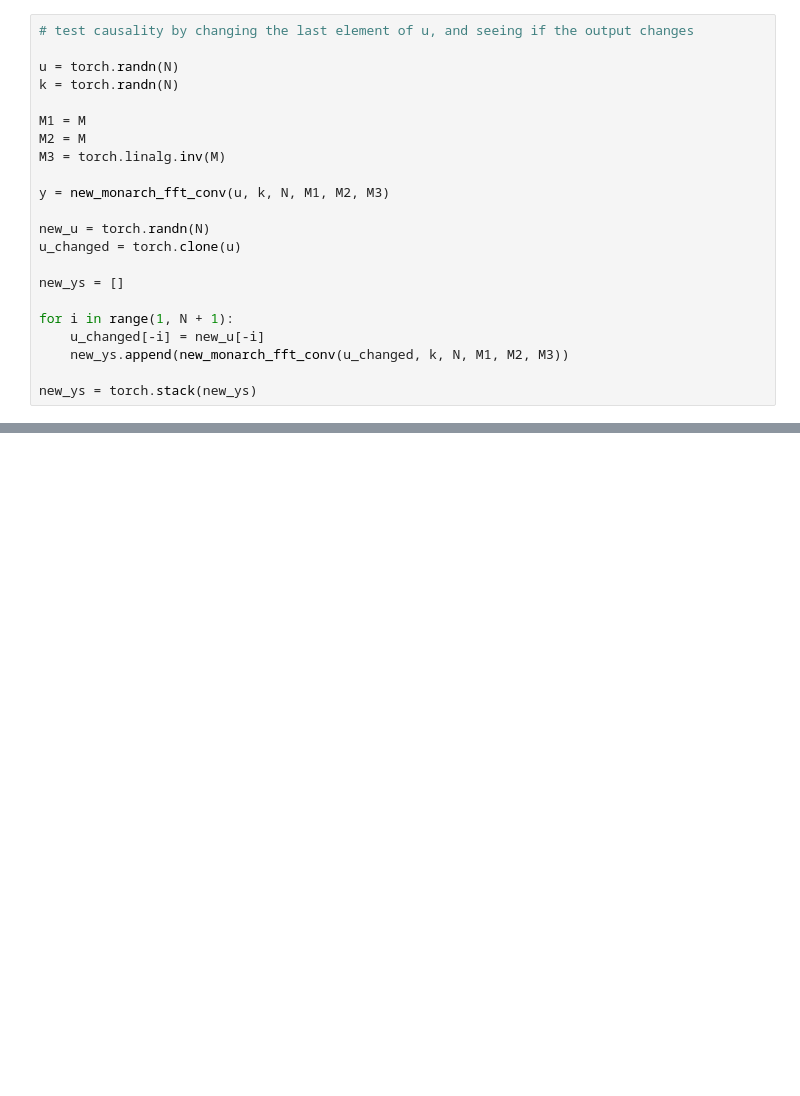
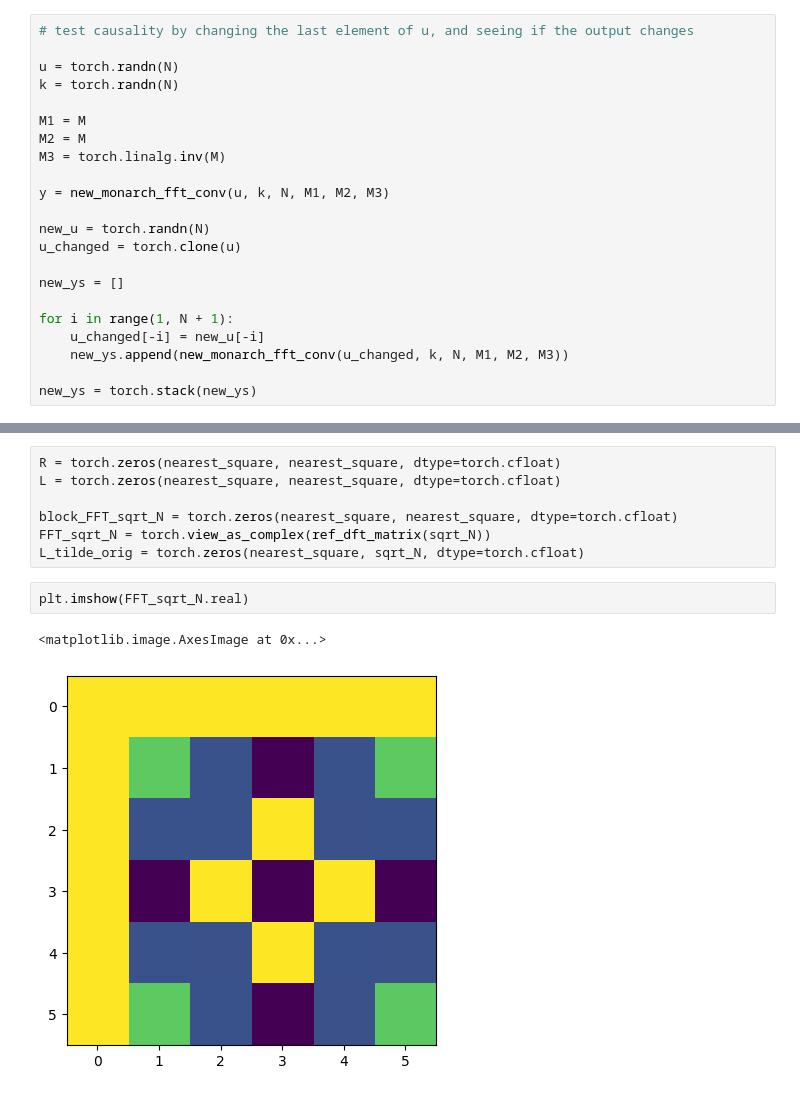
Before and after one commit to DanFu09/aquarium, a Jupyter notebook: notebooks/test_new_monarch.ipynb, the cells around one changed output, grey strips where cells are left out. Cells and saved outputs as stored; diff of their text form; blank space fills up the shorter version.

```diff
--- a/notebooks/test_new_monarch.ipynb
+++ b/notebooks/test_new_monarch.ipynb
@@ -189,0 +206,12 @@ plt.colorbar()
+# %%
+R = torch.zeros(nearest_square, nearest_square, dtype=torch.cfloat)
+L = torch.zeros(nearest_square, nearest_square, dtype=torch.cfloat)
+
+block_FFT_sqrt_N = torch.zeros(nearest_square, nearest_square, dtype=torch.cfloat)
+FFT_sqrt_N = torch.view_as_complex(ref_dft_matrix(sqrt_N))
+L_tilde_orig = torch.zeros(nearest_square, sqrt_N, dtype=torch.cfloat)
+# %%
+plt.imshow(FFT_sqrt_N.real)
+# %% [output]
+<matplotlib.image.AxesImage at 0x...>
+[figure, added]
```
Also changed, not shown: parts of 19 cells of this notebook.
